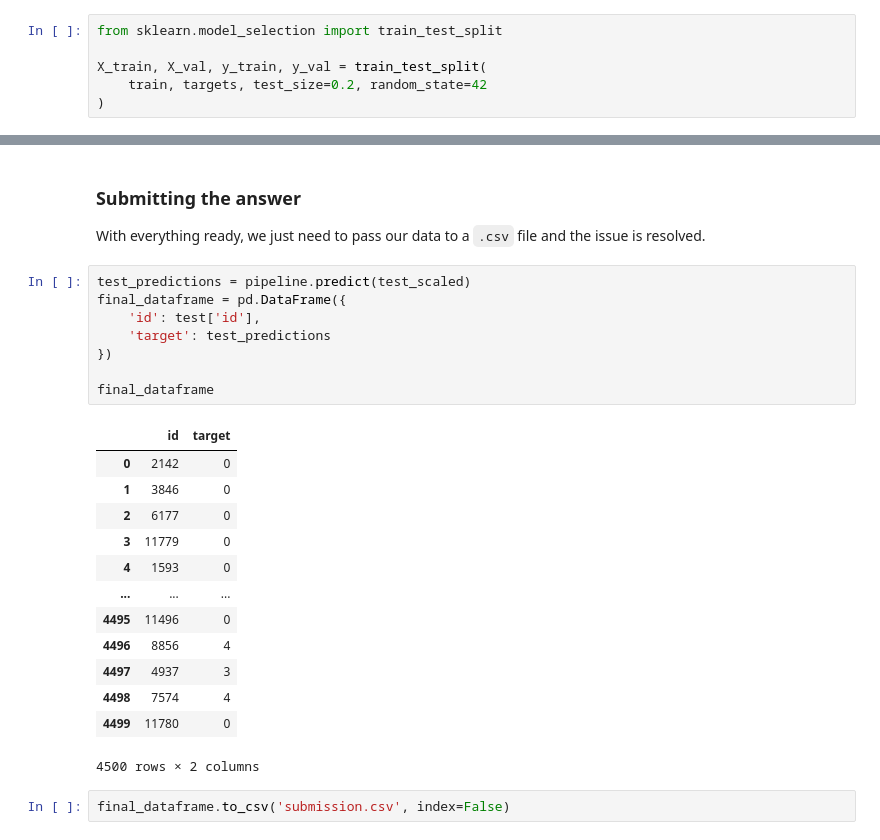
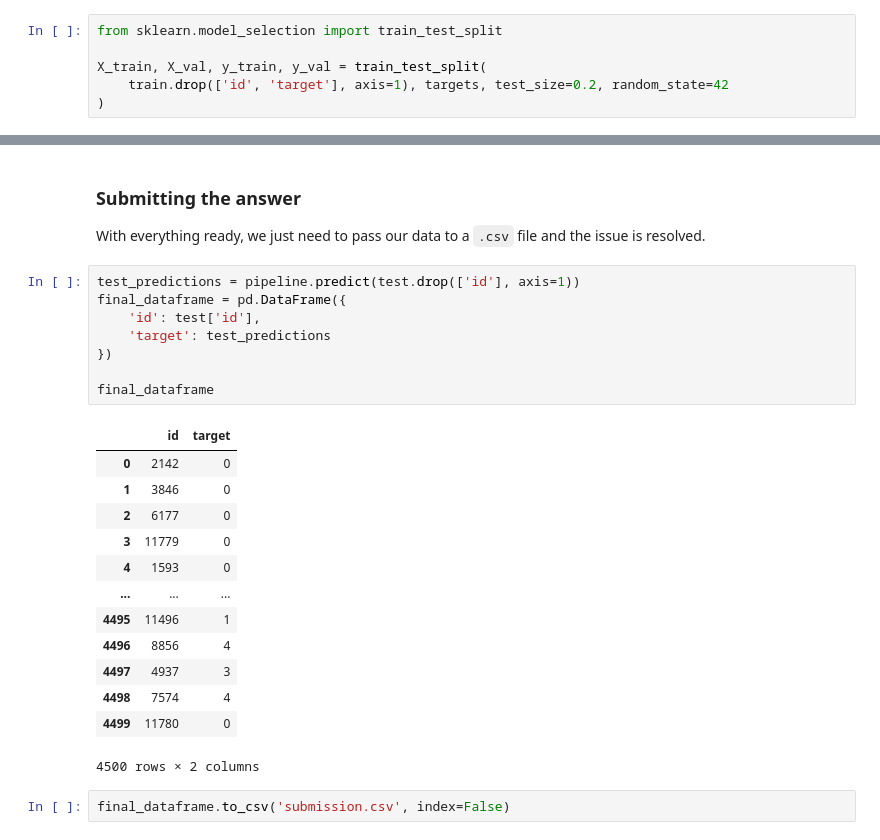
Before and after one commit to zHary27/machine-learning-problems, a Jupyter notebook: planet_classification/solution.ipynb, the cells around one changed output, grey strips where cells are left out. Cells and saved outputs as stored; diff of their text form.

```diff
--- a/planet_classification/solution.ipynb
+++ b/planet_classification/solution.ipynb
@@ -103,7 +103,7 @@ We start by creating a split of training and validation data, so we can know how
 from sklearn.model_selection import train_test_split
 
 X_train, X_val, y_train, y_val = train_test_split(
-    train, targets, test_size=0.2, random_state=42
+    train.drop(['id', 'target'], axis=1), targets, test_size=0.2, random_state=42
 )
 # %% [markdown]
 `X_train`: training data
@@ -161,22 +161,22 @@ It is important to reiterate that this is just ONE example of a solution and dat
 ### Submitting the answer
 With everything ready, we just need to pass our data to a `.csv` file and the issue is resolved.
 # %%
-test_predictions = pipeline.predict(test_scaled)
+test_predictions = pipeline.predict(test.drop(['id'], axis=1))
 final_dataframe = pd.DataFrame({
     'id': test['id'],
     'target': test_predictions
 })
 
 final_dataframe
 # %% [output]
 |  | id | target |
 | 0 | 2142 | 0 |
 | 1 | 3846 | 0 |
 | 2 | 6177 | 0 |
 | 3 | 11779 | 0 |
 | 4 | 1593 | 0 |
 | ... | ... | ... |
-| 4495 | 11496 | 0 |
+| 4495 | 11496 | 1 |
 | 4496 | 8856 | 4 |
 | 4497 | 4937 | 3 |
 | 4498 | 7574 | 4 |
```
Also changed, not shown: parts of 3 cells of this notebook, 1 other file.
